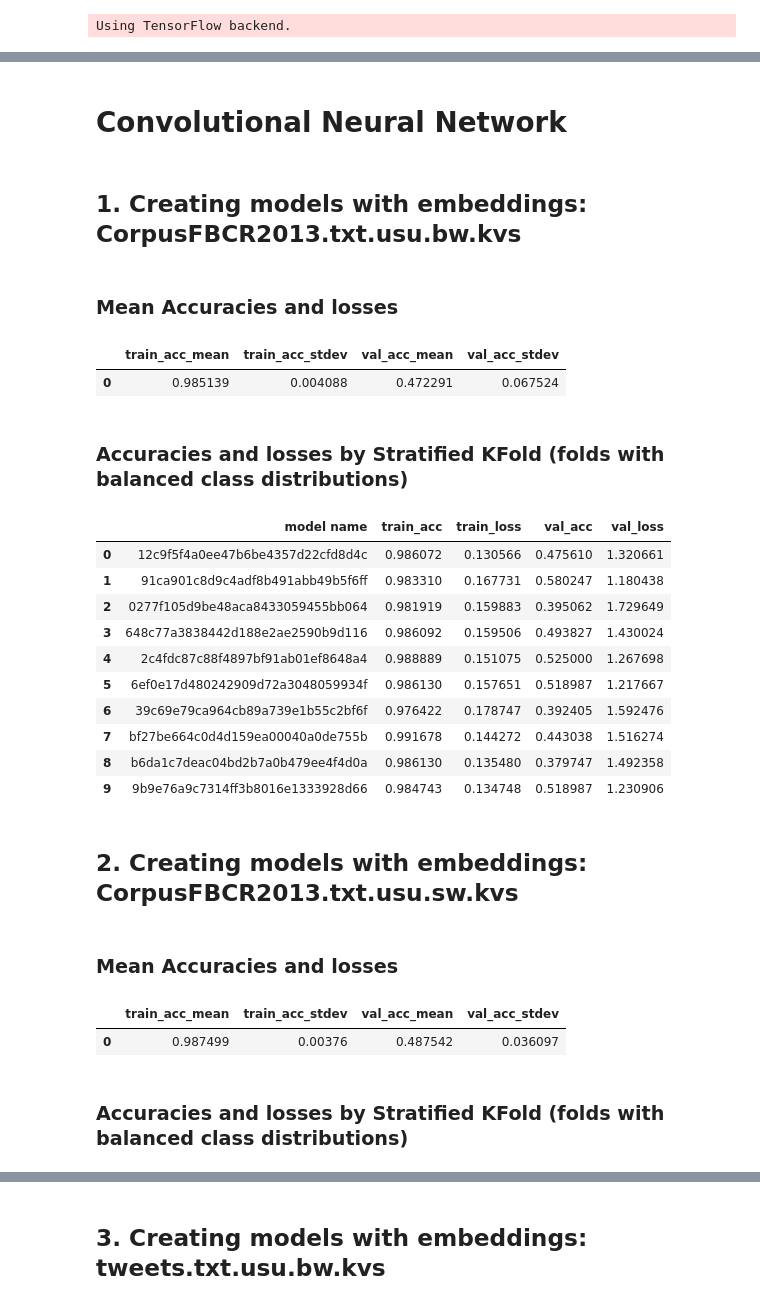
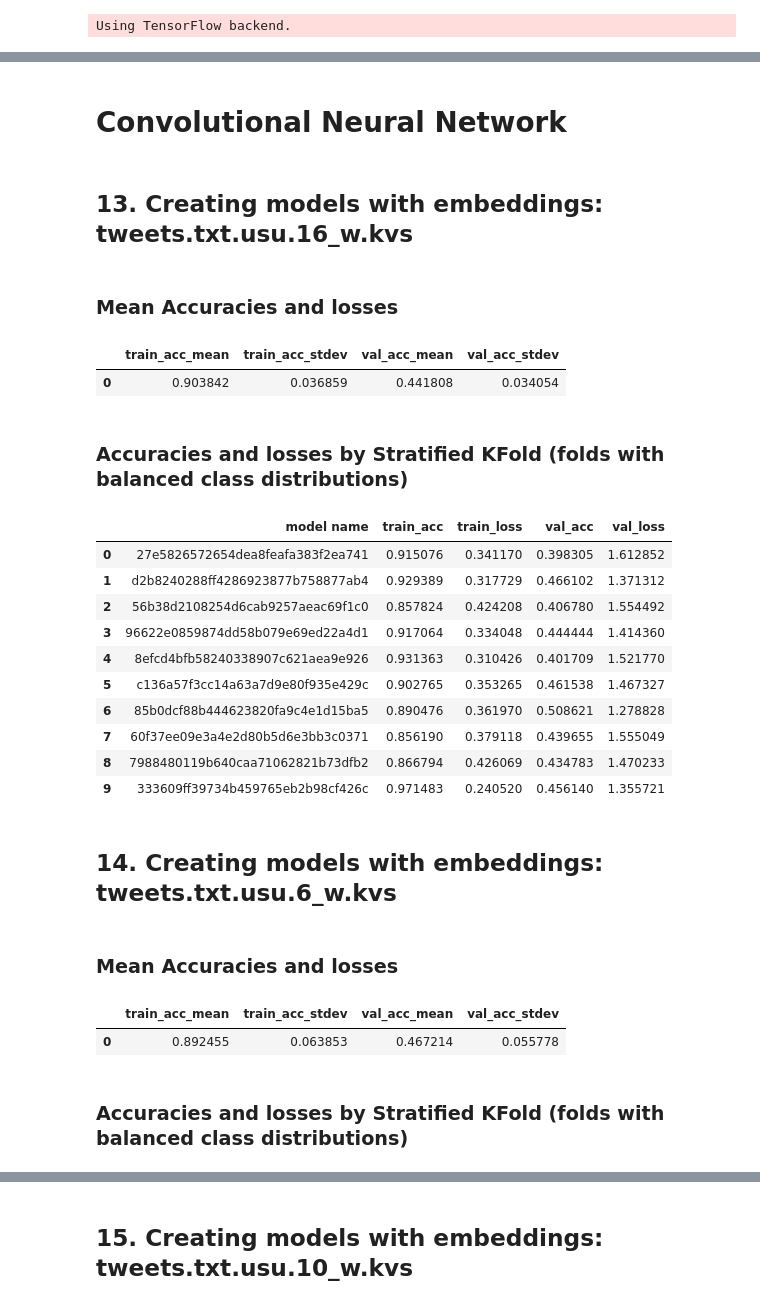
Before and after one commit to coraxcr/usure, a Jupyter notebook: usure/classification/ui/CNN Training & Validation Report.ipynb, the cells around one changed output, grey strips where cells are left out. Saved outputs shown, nothing was run; the diff lists cells and outputs as text; code cells hidden in the pictures.

Commit message:
Created reports, splitting training set, refactoting.

```diff
--- a/usure/classification/ui/CNN Training & Validation Report.ipynb
+++ b/usure/classification/ui/CNN Training & Validation Report.ipynb
@@ -34,10 +34,13 @@ pd.set_option('colheader_justify', 'left')
 pd.set_option('display.max_colwidth', 200)
 # %%
 cleaner = BasicSentenceCleaner(config.assets)
-comments_dao = FileLabeledCommentsDao(config.classification, cleaner)
+comments_dao = CsvLabeledCommentsDao(config.sets, cleaner)
 wv_rep = FileWordVectorsRep(config.embeddings)
 model_dao = FileModelDao(config.models)
-comments = comments_dao.get("intertass-CR-train-tagged.xml")
+lab = CnnLab(model_dao)
+comments = comments_dao.get("train.csv")
+test_comments = comments_dao.get("test.csv")
+test_inputs = []
 # %%
 def classification_lab_report(word_vector_no, input, lab):
     display(Markdown(f'## {word_vector_no}. Creating models with embeddings: {input.embeddings_name}'))
@@ -53,7 +56,7 @@ def model_architecture_summary(lab_report):
 
 def show_statistics_by_model(word_vector_no, word_vector_name, lab_report):
     """Shows statistics by models created by every folds"""
-    display(Markdown(f'## {word_vector_no}. {word_vector_name}'))
+    display(Markdown(f'## {word_vector_no+1}. {word_vector_name}'))
     for fold_no, model_report in enumerate(lab_report.model_reports):
         display(Markdown(f'### Fold number: {fold_no+1}. Name: {model_report.name}'))
         ui.plot_learning_curves_if_epoches(model_report)
@@ -65,46 +68,59 @@ def show_statistics_by_model(word_vector_no, word_vector_name, lab_report):
         print(model_report.validation.classification_report)
         confu_mtx = model_report.validation.confusion_matrix
         display(confu_mtx)
+        display(Markdown(f'### Test'))
+        test_metrics, labeled_predictions = lab.test(model_report.name, test_inputs[word_vector_no])
+        print(f"Accuracy: {test_metrics.accuracy}")
+        print(f"Loss: {test_metrics.loss}")
+        print(test_metrics.classification_report)
+        display(test_metrics.confusion_matrix)
+        test_labeled_comments = test_inputs[word_vector_no].labeled_comments
+        labeled_comments = LabeledComments(f"{model_report.name}-{word_vector_name}.cnn.csv",test_labeled_comments.comments ,labeled_predictions)
+        comments_dao.save_from_origin(labeled_comments, "test.csv")
 # %%
 #%matplotlib notebook
 display(Markdown(f'# Convolutional Neural Network'))
 word_vectors = wv_rep.get_all()
 word_vector_names = []
 lab_reports = []
+
 #word_vectors = [word_vectors.__next__()] #comment!!!!!
 for i, word_vector in enumerate(word_vectors):
+    if "FBCR2013" in word_vector.name: #erase
+        continue
     wv_service = WordVectorsService(word_vector)
+    #test_inputs.append(ClassifierInput(test_comments, wv_service))
     input = ClassifierInput(comments, wv_service)
-    lab = CnnLab( model_dao)
     lab_report = classification_lab_report(i+1, input, lab)
     model_architecture_summary(lab_report)
-    word_vector_names.append(word_vector.name)
-    lab_reports.append(lab_report)
-
+    #word_vector_names.append(word_vector.name)
+    #lab_reports.append(lab_report)
+'''
 for i, word_vector_name in enumerate(word_vector_names):
     lab_report = lab_reports[i]
-    show_statistics_by_model(i+1, word_vector_name, lab_report)
+    show_statistics_by_model(i, word_vector_name, lab_report)
+'''
 # %% [output]
 # Convolutional Neural Network
-## 1. Creating models with embeddings: CorpusFBCR2013.txt.usu.bw.kvs
+## 13. Creating models with embeddings: tweets.txt.usu.16_w.kvs
 ### Mean Accuracies and losses
 |  | train_acc_mean | train_acc_stdev | val_acc_mean | val_acc_stdev |
-| 0 | 0.985139 | 0.004088 | 0.472291 | 0.067524 |
+| 0 | 0.903842 | 0.036859 | 0.441808 | 0.034054 |
 ### Accuracies and losses by Stratified KFold (folds with balanced class distributions)
 |  | model name | train_acc | train_loss | val_acc | val_loss |
-| 0 | 12c9f5f4a0ee47b6be4357d22cfd8d4c | 0.986072 | 0.130566 | 0.475610 | 1.320661 |
-| 1 | 91ca901c8d9c4adf8b491abb49b5f6ff | 0.983310 | 0.167731 | 0.580247 | 1.180438 |
-| 2 | 0277f105d9be48aca8433059455bb064 | 0.981919 | 0.159883 | 0.395062 | 1.729649 |
-| 3 | 648c77a3838442d188e2ae2590b9d116 | 0.986092 | 0.159506 | 0.493827 | 1.430024 |
-| 4 | 2c4fdc87c88f4897bf91ab01ef8648a4 | 0.988889 | 0.151075 | 0.525000 | 1.267698 |
-| 5 | 6ef0e17d480242909d72a3048059934f | 0.986130 | 0.157651 | 0.518987 | 1.217667 |
-| 6 | 39c69e79ca964cb89a739e1b55c2bf6f | 0.976422 | 0.178747 | 0.392405 | 1.592476 |
-| 7 | bf27be664c0d4d159ea00040a0de755b | 0.991678 | 0.144272 | 0.443038 | 1.516274 |
-| 8 | b6da1c7deac04bd2b7a0b479ee4f4d0a | 0.986130 | 0.135480 | 0.379747 | 1.492358 |
-| 9 | 9b9e76a9c7314ff3b8016e1333928d66 | 0.984743 | 0.134748 | 0.518987 | 1.230906 |
+| 0 | 27e5826572654dea8feafa383f2ea741 | 0.915076 | 0.341170 | 0.398305 | 1.612852 |
+| 1 | d2b8240288ff4286923877b758877ab4 | 0.929389 | 0.317729 | 0.466102 | 1.371312 |
+| 2 | 56b38d2108254d6cab9257aeac69f1c0 | 0.857824 | 0.424208 | 0.406780 | 1.554492 |
+| 3 | 96622e0859874dd58b079e69ed22a4d1 | 0.917064 | 0.334048 | 0.444444 | 1.414360 |
+| 4 | 8efcd4bfb58240338907c621aea9e926 | 0.931363 | 0.310426 | 0.401709 | 1.521770 |
+| 5 | c136a57f3cc14a63a7d9e80f935e429c | 0.902765 | 0.353265 | 0.461538 | 1.467327 |
+| 6 | 85b0dcf88b444623820fa9c4e1d15ba5 | 0.890476 | 0.361970 | 0.508621 | 1.278828 |
+| 7 | 60f37ee09e3a4e2d80b5d6e3bb3c0371 | 0.856190 | 0.379118 | 0.439655 | 1.555049 |
+| 8 | 7988480119b640caa71062821b73dfb2 | 0.866794 | 0.426069 | 0.434783 | 1.470233 |
+| 9 | 333609ff39734b459765eb2b98cf426c | 0.971483 | 0.240520 | 0.456140 | 1.355721 |
-## 2. Creating models with embeddings: CorpusFBCR2013.txt.usu.sw.kvs
+## 14. Creating models with embeddings: tweets.txt.usu.6_w.kvs
 ### Mean Accuracies and losses
 |  | train_acc_mean | train_acc_stdev | val_acc_mean | val_acc_stdev |
-| 0 | 0.987499 | 0.00376 | 0.487542 | 0.036097 |
+| 0 | 0.892455 | 0.063853 | 0.467214 | 0.055778 |
 ### Accuracies and losses by Stratified KFold (folds with balanced class distributions)
 |  | model name | train_acc | train_loss | val_acc | val_loss |
@@ -121 +137 @@ for i, word_vector_name in enumerate(word_vector_names):
-## 3. Creating models with embeddings: tweets.txt.usu.bw.kvs
+## 15. Creating models with embeddings: tweets.txt.usu.10_w.kvs
```
Also changed, not shown: parts of 2 cells of this notebook, 29 other files.
